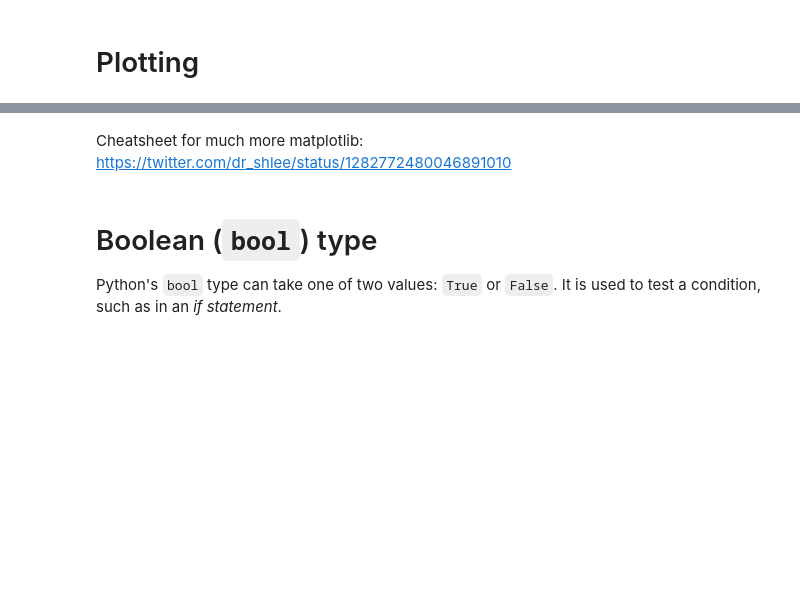
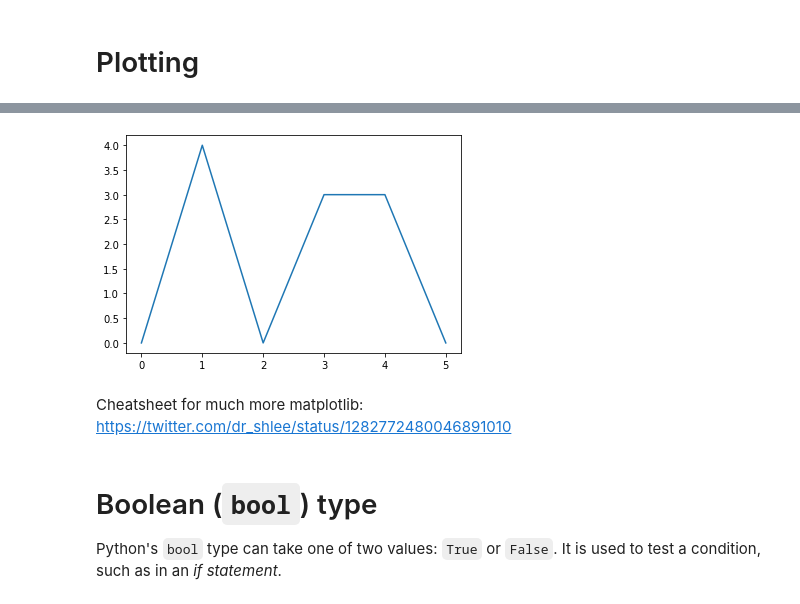
Before and after one commit to wm75/wm01-ox, a Jupyter notebook: Lectures/lecture-02/Scopes, Types, etc.ipynb, the cells around one changed output, grey strips where cells are left out. Drawn from its saved outputs; the diff is of its cells as text; code cells hidden in the pictures; blank space fills up the shorter version.

```diff
--- a/Lectures/lecture-02/Scopes, Types, etc.ipynb
+++ b/Lectures/lecture-02/Scopes, Types, etc.ipynb
@@ -541 +627,6 @@ plt.plot(x,y);
+# %%
+x=[1,2,3,0,4,1]
+plt.plot(y);
+# %% [output]
+[figure, added]
 # %%
```
Also changed, not shown: parts of 70 cells of this notebook, 1 other file.
